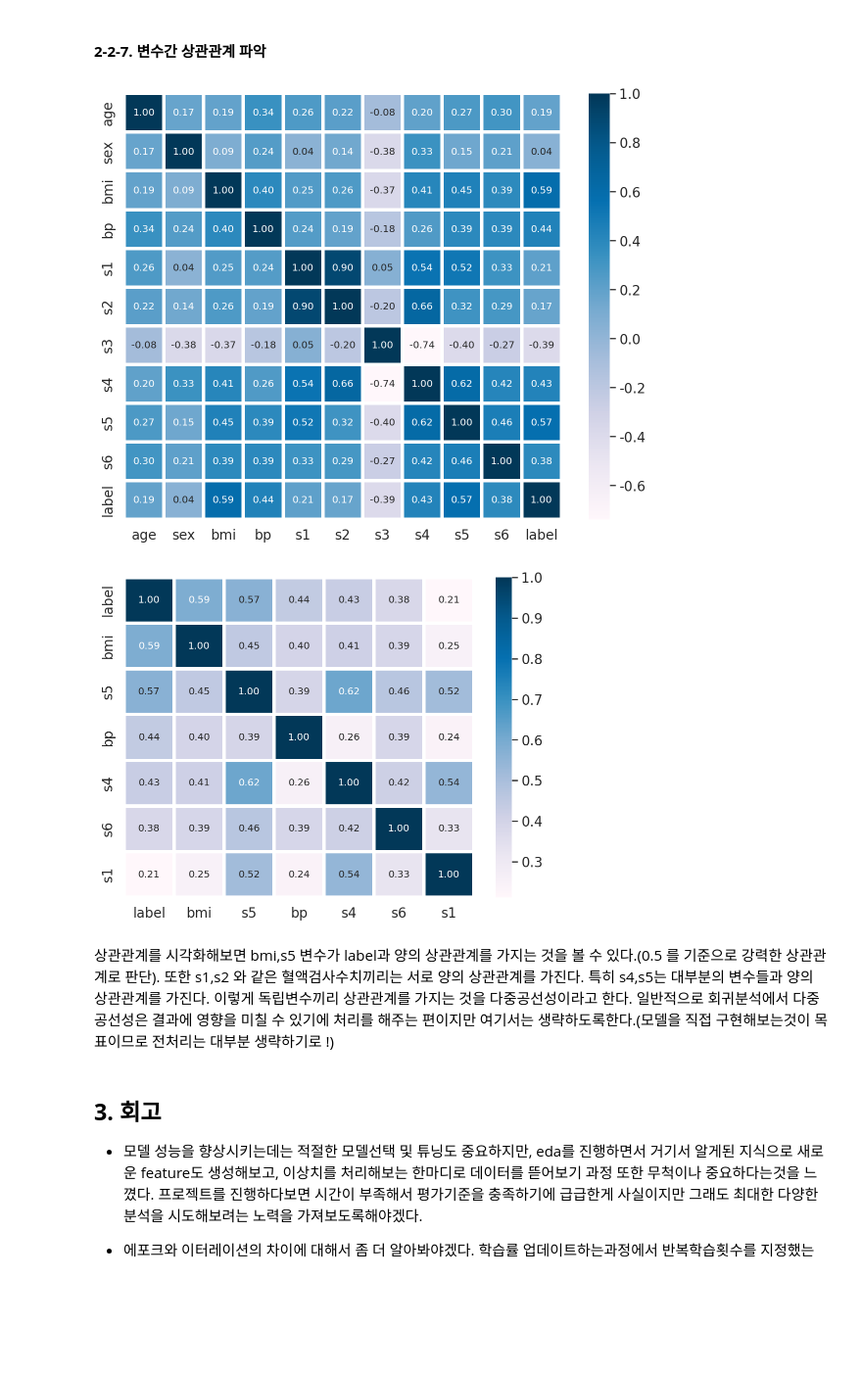
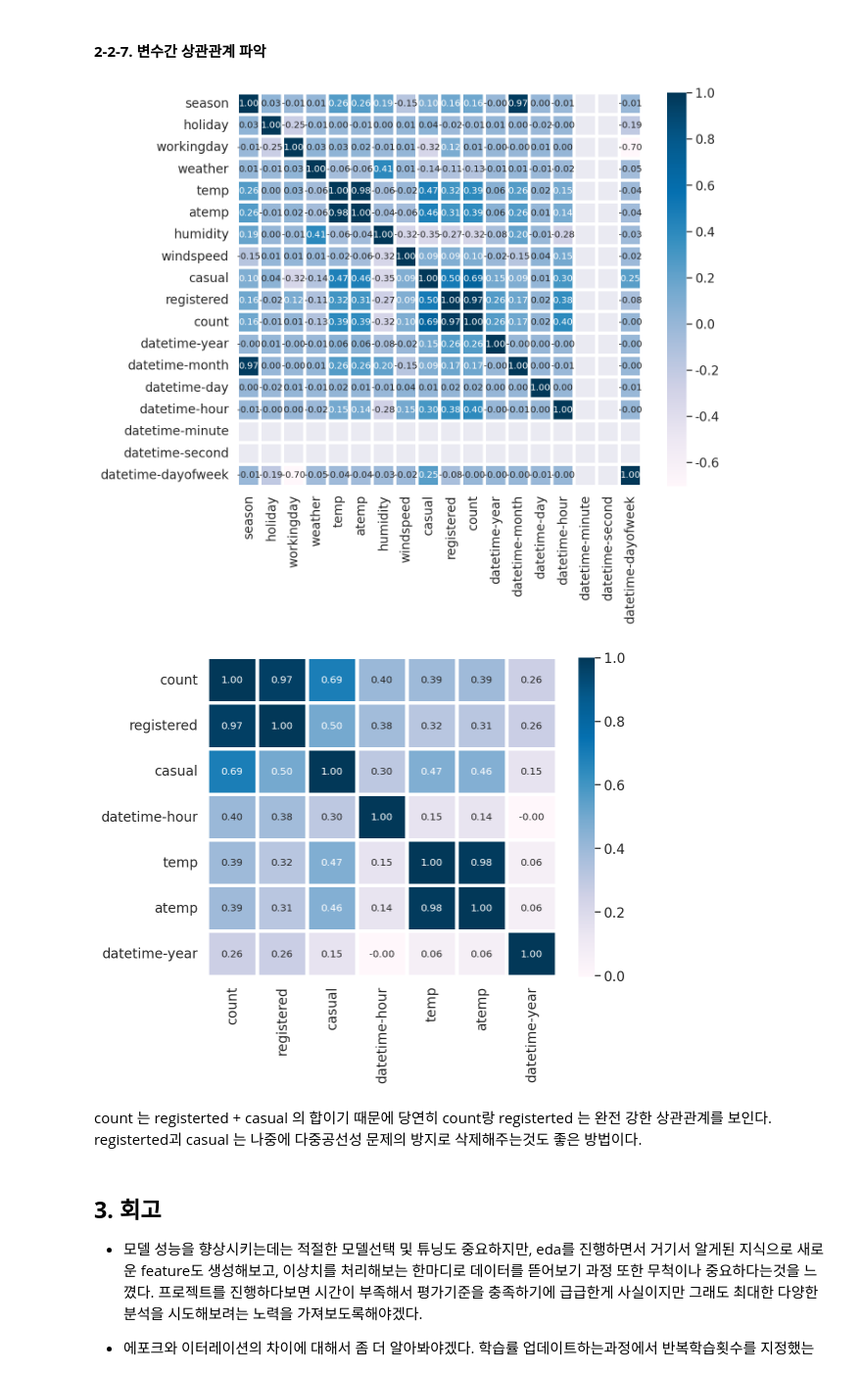
Before and after one commit to saerannn/ML-DL-Project, a Jupyter notebook: Project_02_Building Regression Models/Project_02_Building_Linear_Regression_Models.ipynb, the cells around one changed output. Shown at 98% size. Cells and saved outputs as stored; diff of their text form; code cells hidden in the pictures; blank space fills up the shorter version.

```diff
--- a/Project_02_Building Regression Models/Project_02_Building_Linear_Regression_Models.ipynb
+++ b/Project_02_Building Regression Models/Project_02_Building_Linear_Regression_Models.ipynb
@@ -1344,0 +1320,8 @@ quantitative measure of disease progression one year after baseline.
+# %%
+############################## 데이터 로드 & 확인 ##############################
+
+root = "data/bike-sharing-demand/"
+train = pd.read_csv(root+"train.csv", parse_dates=["datetime"])
+test = pd.read_csv(root+"test.csv", parse_dates=["datetime"])
+# train = pd.read_csv('/content/train.csv', parse_dates=["datetime"])
+# test = pd.read_csv('/content/test.csv', parse_dates=["datetime"])
@@ -1458,0 +1433,24 @@ for axes, col in zip(axes.flat, diabetes.feature_names):
+# %%
+############################## datetime 전처리 ##############################
+
+# datetime 형변환
+train['datetime'] = pd.to_datetime(train['datetime'], format="%Y-%d-%m %H:%M:%S")
+
+# 연, 월, 일, 시, 분, 초, 요일 컬럼 생성
+train["datetime-year"] = train["datetime"].dt.year
+train["datetime-month"] = train["datetime"].dt.month
+train["datetime-day"] = train["datetime"].dt.day
+train["datetime-hour"] = train["datetime"].dt.hour
+train["datetime-minute"] = train["datetime"].dt.minute
+train["datetime-second"] = train["datetime"].dt.second
+
+
+############################### 요일 datetime-dayofweek(str) 컬럼에 추가 ##############################
+train["datetime-dayofweek"] = train["datetime"].dt.dayofweek #0(월), 1(화), 2(수), 3(목), 4(금), 5(토), 6(일)
+train.loc[train["datetime-dayofweek"] == 0, "datetime-dayofweek(str)"] = "Monday"
+train.loc[train["datetime-dayofweek"] == 1, "datetime-dayofweek(str)"] = "Tuesday"
+train.loc[train["datetime-dayofweek"] == 2, "datetime-dayofweek(str)"] = "Wednesday"
+train.loc[train["datetime-dayofweek"] == 3, "datetime-dayofweek(str)"] = "Thursday"
+train.loc[train["datetime-dayofweek"] == 4, "datetime-dayofweek(str)"] = "Friday"
+train.loc[train["datetime-dayofweek"] == 5, "datetime-dayofweek(str)"] = "Saturday"
+train.loc[train["datetime-dayofweek"] == 6, "datetime-dayofweek(str)"] = "Sunday"
@@ -1463,4 +1478,4 @@ for axes, col in zip(axes.flat, diabetes.feature_names):
-draw_corrmap(diabetes_df)
+draw_corrmap(train)
 # %% [output]
-[figure, old version]
+[figure, new version]
 # %%
@@ -1468,8 +1483,8 @@ draw_corrmap(diabetes_df)
-draw_top_corrmap(diabetes_df,'label',7)
+draw_top_corrmap(train,'count',7)
 # %% [output]
-[figure, old version]
+[figure, new version]
-# %% [markdown]
-상관관계를 시각화해보면 bmi,s5 변수가 label과 양의 상관관계를 가지는 것을 볼 수 있다.(0.5 를 기준으로 강력한 상관관계로 판단). 또한 s1,s2 와 같은 혈액검사수치끼리는 서로 양의 상관관계를 가진다. 특히 s4,s5는 대부분의 변수들과 양의 상관관계를 가진다. 이렇게 독립변수끼리 상관관계를 가지는 것을 다중공선성이라고 한다. 일반적으로 회귀분석에서 다중공선성은 결과에 영향을 미칠 수 있기에 처리를 해주는 편이지만 여기서는 생략하도록한다.(모델을 직접 구현해보는것이 목표이므로 전처리는 대부분 생략하기로 !)
+# %% [markdown]
+count 는 registerted + casual 의 합이기 때문에 당연히 count랑  registerted 는 완전 강한 상관관계를 보인다. registerted괴 casual 는 나중에 다중공선성 문제의 방지로 삭제해주는것도 좋은 방법이다.
 # %% [markdown]
 ## **3. 회고**
 
```
Also changed, not shown: parts of 27 cells of this notebook.
